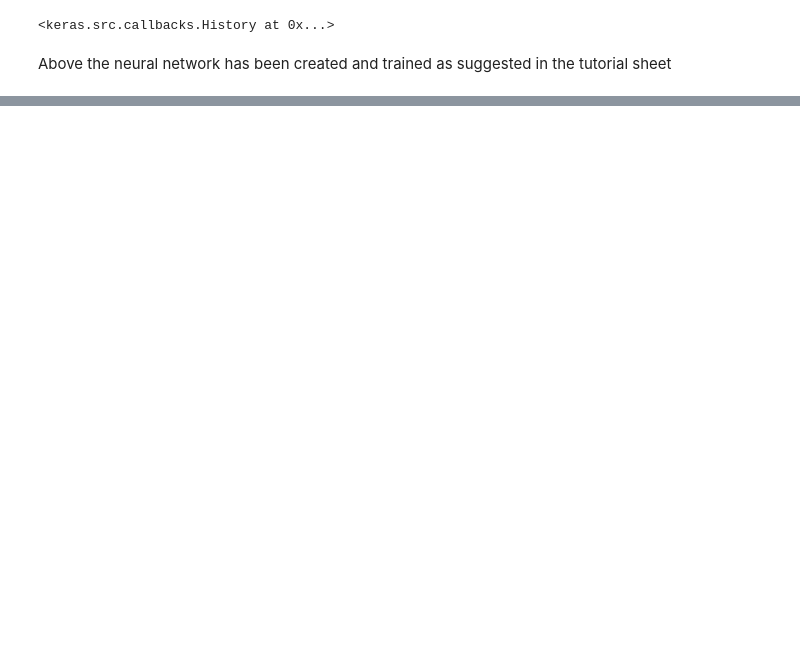
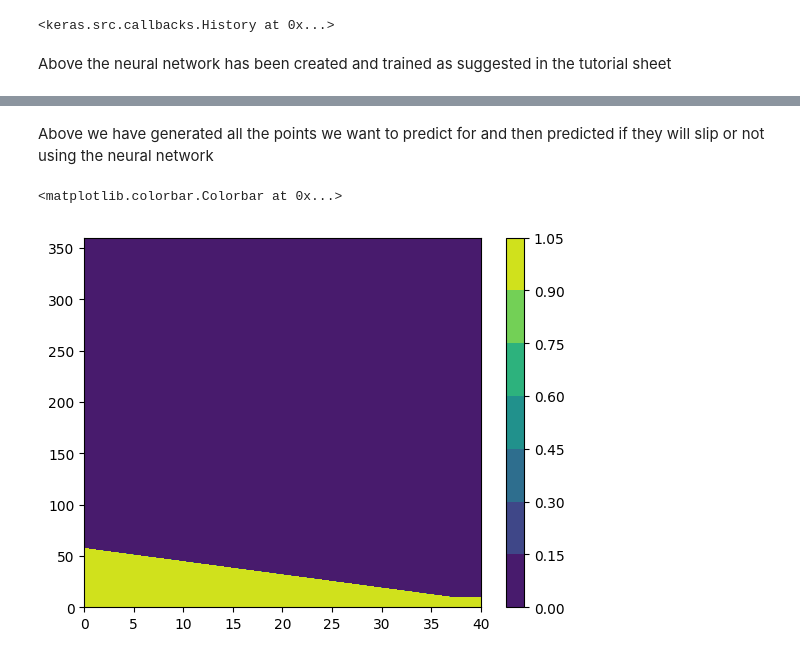
Before and after one commit to JGrant3101/ME4MachineLearning, a Jupyter notebook: Tutorial10.ipynb, the cells around one changed output, grey strips where cells are left out. Drawn from its saved outputs; the diff is of its cells as text; code cells hidden in the pictures; blank space fills up the shorter version.

```diff
--- a/Tutorial10.ipynb
+++ b/Tutorial10.ipynb
@@ -104,3 +104,14 @@ Epoch 1200/1200
 <keras.src.callbacks.History at 0x...>
 # %% [markdown]
 Above the neural network has been created and trained as suggested in the tutorial sheet
+# %%
+# Plotting results for the ranges specified in the question
+f2plot = np.linspace(0, 40, 401)
+f2angplot = np.linspace(0, 360, 3601)
+
+# Creating the mesh grid
+x1mesh, x2mesh = np.meshgrid(f2plot, f2angplot)
+Xgrid = np.array([x1mesh, x2mesh]).reshape([2, 401*3601]).T
+
+# Predicting for the meshgrid
+model1results = model1.predict(Xgrid)
@@ -106,0 +120,21 @@ Above the neural network has been created and trained as suggested in the tutori
+# %% [markdown]
+Above we have generated all the points we want to predict for and then predicted if they will slip or not using the neural network
+# %%
+# Converting our output to binary
+model1resultsbinary = np.zeros([len(model1results[:,0])])
+for i in range(len(model1results[:, 0])):
+  if (model1results[i, 0] < model1results[i, 1]):
+    model1resultsbinary[i] = 1
+  else:
+    model1resultsbinary[i] = 0
+
+# Reshaping the binary result
+model1resultsbinaryreshape = np.reshape(model1resultsbinary, [3601, 401])
+
+# Plotting
+fig1, ax1 = plt.subplots()
+plt.contourf(f2plot, f2angplot, model1resultsbinaryreshape)
+plt.colorbar()
+# %% [output]
+<matplotlib.colorbar.Colorbar at 0x...>
+[figure, added]
```
Also changed, not shown: parts of 2 cells of this notebook.
